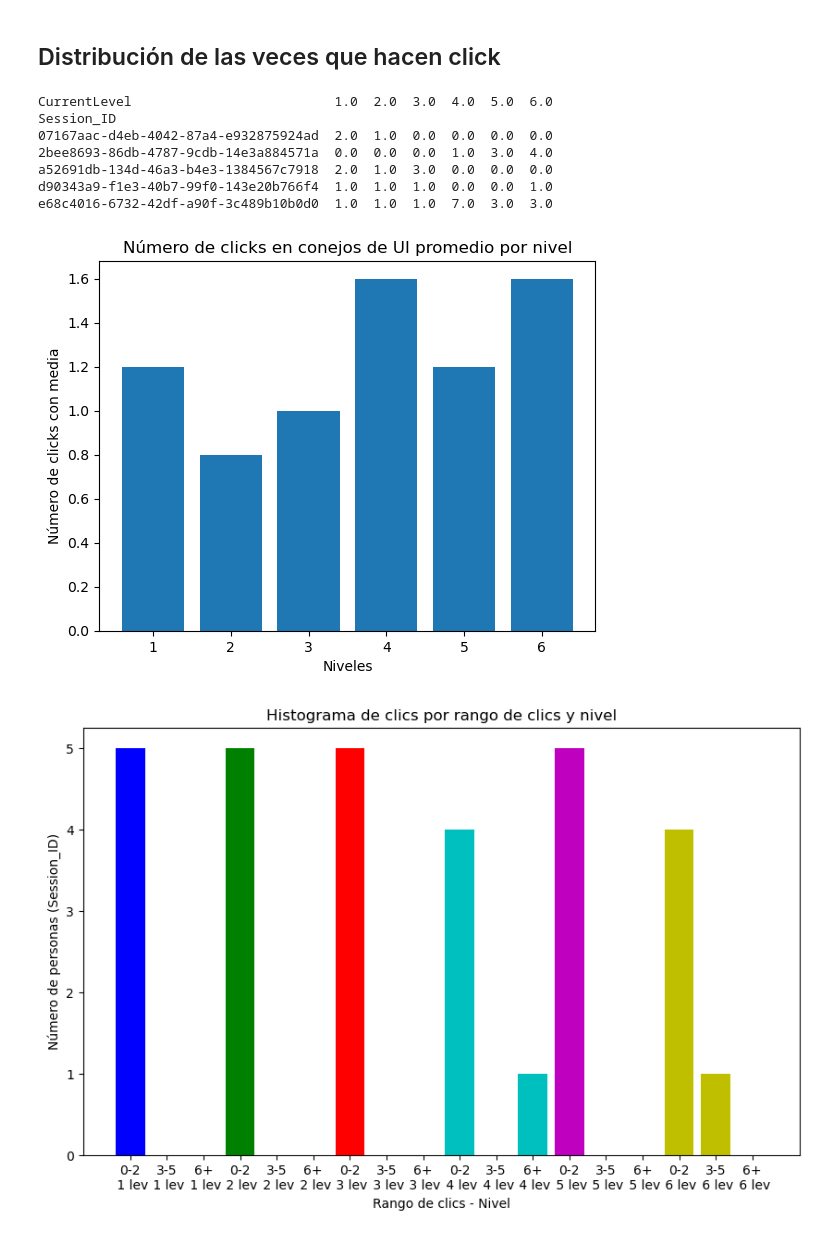
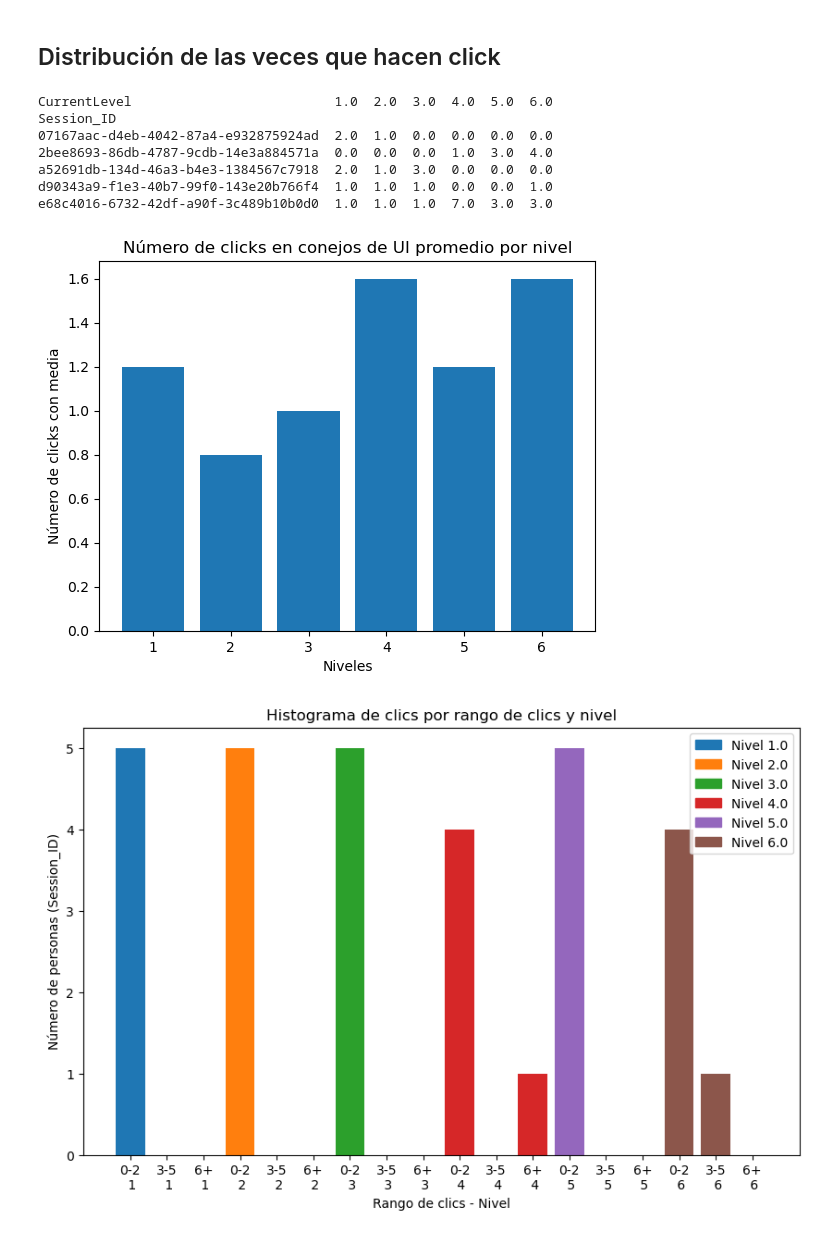
Before and after one commit to Lauu029/BornToDie_Usabilidad, a Jupyter notebook: Analisis/AnalisisEventos.ipynb, the cells around one changed output. Saved outputs shown, nothing was run; the diff lists cells and outputs as text; code cells hidden in the pictures.

Commit message:
histograma bien hecho

```diff
--- a/Analisis/AnalisisEventos.ipynb
+++ b/Analisis/AnalisisEventos.ipynb
@@ -82,33 +83,36 @@ df_pivot = df_counts.pivot(index='Session_ID', columns='CurrentLevel', values='C
 
 # Función para contar el número de personas en cada rango de clics por nivel
 def count_click_ranges(level_data):
     counts = {'0-2': 0, '3-5': 0, '6+': 0}
     for value in level_data:
         if value <= 3:
             counts['0-2'] += 1
         elif value <= 6:
             counts['3-5'] += 1
         else:
             counts['6+'] += 1
     return counts
 
 # Graficar histogramas para cada nivel
-colors = ['b', 'g', 'r', 'c', 'm', 'y','b', 'g', 'r', 'c', 'm']  # Colores para cada nivel
+colors = plt.cm.tab10.colors  # Colores para cada nivel
 plt.figure(figsize=(10, 6))  # Tamaño de la figura
+legend_patches = []
 for i, level in enumerate(df_pivot.columns):
     counts = count_click_ranges(df_pivot[level])
-    plt.bar([f'{range_}\n {math.trunc(level)} lev' for range_ in counts.keys()], counts.values(), color=colors[i])
+    plt.bar([f'{range_}\n {math.trunc(level)}' for range_ in counts.keys()], counts.values(), color=colors[i])
+    legend_patches.append(Patch(color=colors[i], label=f'Nivel {level}'))
 plt.xlabel('Rango de clics - Nivel')
+plt.legend(handles=legend_patches)
 plt.ylabel('Número de personas (Session_ID)')
 plt.title('Histograma de clics por rango de clics y nivel')
 plt.show()
 # %% [output]
 CurrentLevel                          1.0  2.0  3.0  4.0  5.0  6.0
 Session_ID
 07167aac-d4eb-4042-87a4-e932875924ad  2.0  1.0  0.0  0.0  0.0  0.0
 2bee8693-86db-4787-9cdb-14e3a884571a  0.0  0.0  0.0  1.0  3.0  4.0
 a52691db-134d-46a3-b4e3-1384567c7918  2.0  1.0  3.0  0.0  0.0  0.0
 d90343a9-f1e3-40b7-99f0-143e20b766f4  1.0  1.0  1.0  0.0  0.0  1.0
 e68c4016-6732-42df-a90f-3c489b10b0d0  1.0  1.0  1.0  7.0  3.0  3.0
 [figure]
-[figure, old version]
+[figure, new version]
```
Also changed, not shown: parts of 1 cell of this notebook, 1 other file.
